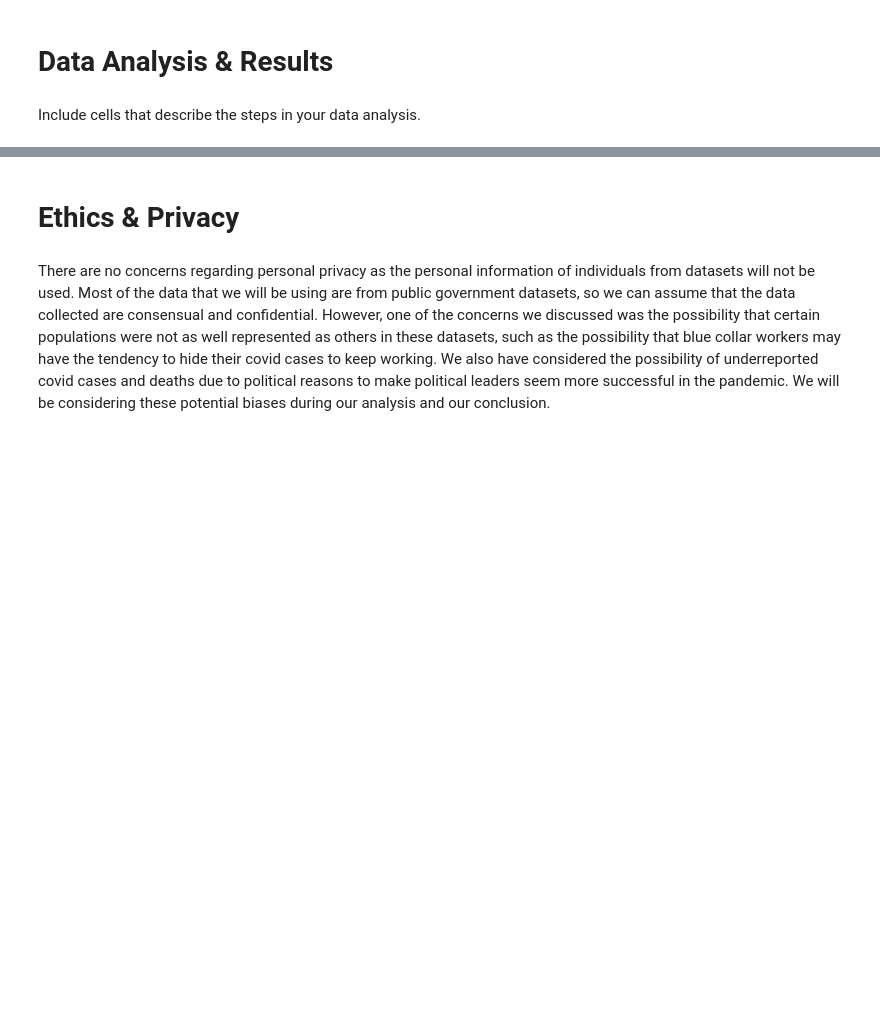
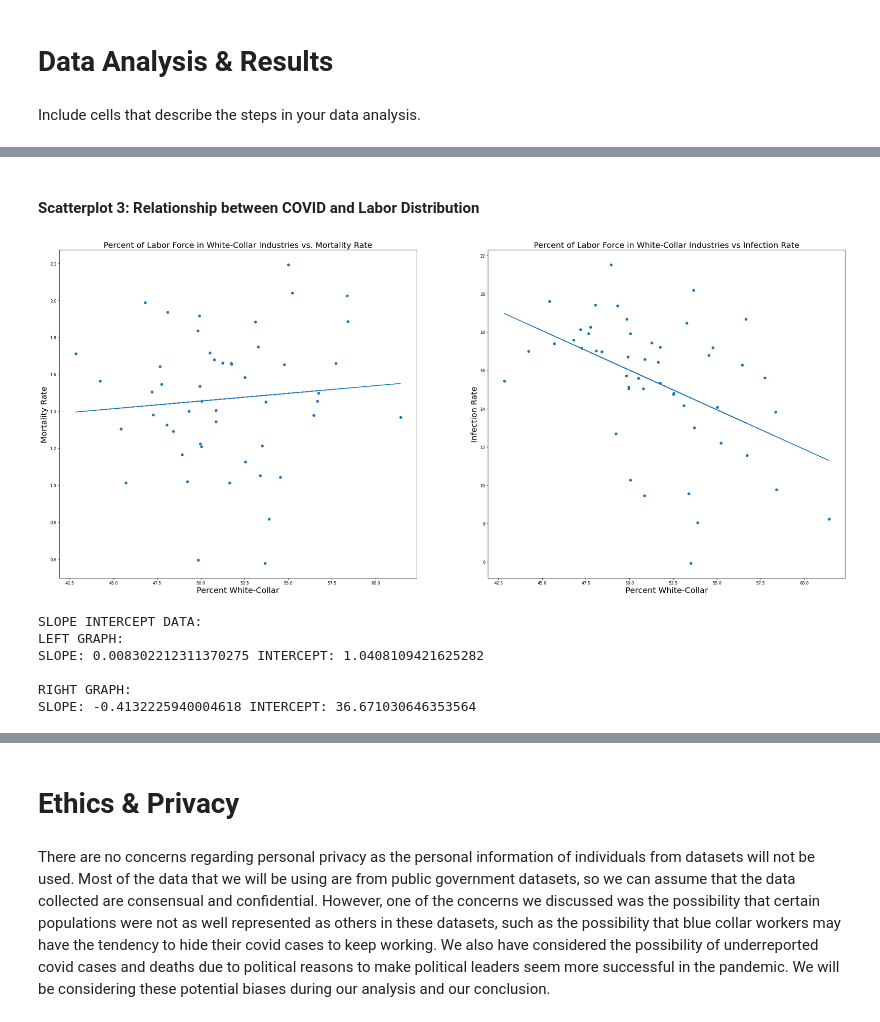
Before and after one commit to EthanLDot/COVID_Socioecon_DataScience_Project, a Jupyter notebook: FinalProjectGroup029-Wi22.ipynb, the cells around one changed output, grey strips where cells are left out. Cells and saved outputs as stored; diff of their text form; code cells hidden in the pictures; blank space fills up the shorter version.

```diff
--- a/FinalProjectGroup029-Wi22.ipynb
+++ b/FinalProjectGroup029-Wi22.ipynb
@@ -389,0 +676,41 @@ Include cells that describe the steps in your data analysis.
+# %% [markdown]
+#### Scatterplot 3: Relationship between COVID and Labor Distribution
+# %%
+# scatterplot 3 (%_white_collar vs morality_rate) and (%_white_collar vs infection_rate)
+
+#initialize the figure and scatterplots
+fig3 = plt.figure(figsize = (35, 15))
+ax1 = fig3.add_subplot(121)
+ax2 = fig3.add_subplot(122)
+
+a1, b1 = np.polyfit(overall_df['%_white_collar'], overall_df['%_mortality_rate'], 1)
+a2, b2 = np.polyfit(overall_df['%_white_collar'], overall_df['%_infection_rate'], 1)
+
+#integrate data from overall_df/data from all states
+ax1.scatter(overall_df['%_white_collar'], overall_df['%_mortality_rate'])
+ax2.scatter(overall_df['%_white_collar'], overall_df['%_infection_rate'])
+
+#titles and axis labels
+ax1.set_title('Percent of Labor Force in White-Collar Industries vs. Mortality Rate', fontsize = 20)
+ax1.set_xlabel('Percent White-Collar', fontsize = 20)
+ax1.set_ylabel('Mortality Rate', fontsize = 20)
+
+ax2.set_title('Percent of Labor Force in White-Collar Industries vs Infection Rate', fontsize = 20)
+ax2.set_xlabel('Percent White-Collar', fontsize = 20)
+ax2.set_ylabel('Infection Rate', fontsize = 20)
+
+ax1.plot(overall_df['%_white_collar'], a1*overall_df['%_white_collar'] + b1)
+ax2.plot(overall_df['%_white_collar'], a2*overall_df['%_white_collar'] + b2)
+
+plt.show()
+
+#print slope/intercept data
+getSiData(a1, b1, a2, b2)
+# %% [output]
+[figure, added]
+SLOPE INTERCEPT DATA:
+LEFT GRAPH:
+SLOPE: 0.008302212311370275 INTERCEPT: 1.0408109421625282
+
+RIGHT GRAPH:
+SLOPE: -0.4132225940004618 INTERCEPT: 36.671030646353564
```
Also changed, not shown: parts of 38 cells of this notebook, 2 other files.
